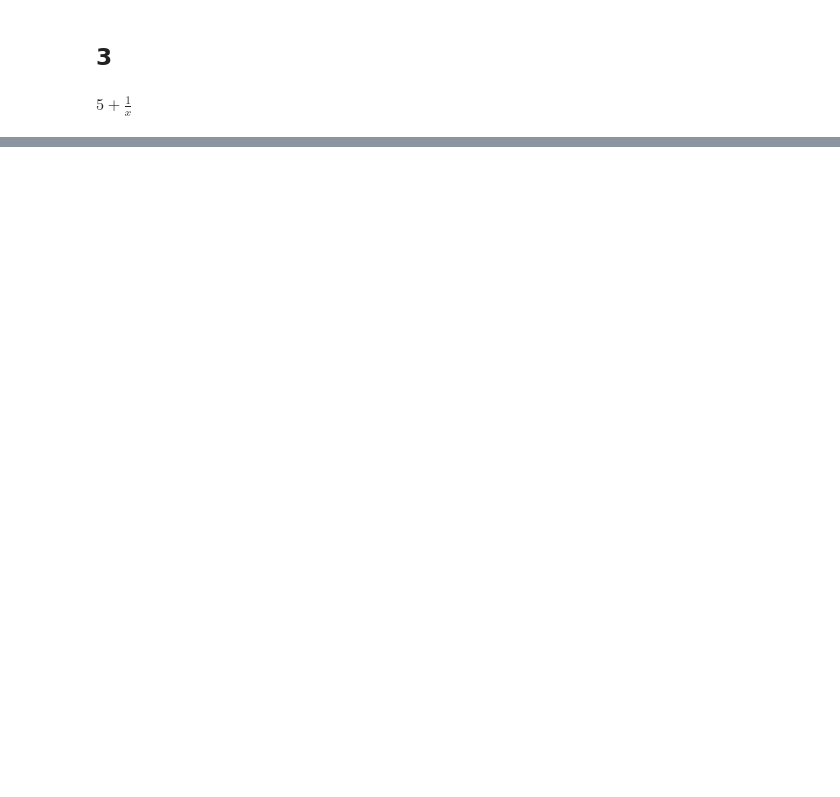
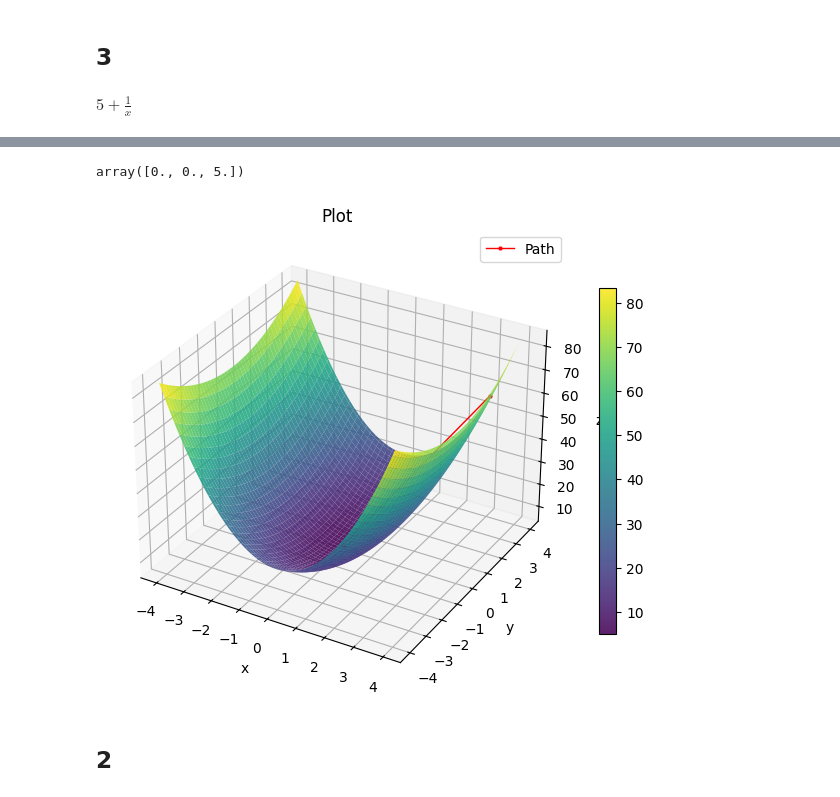
Before and after one commit to Adrn1n/XMU-learning_CVXOPT, a Jupyter notebook: Lab/1015/Lab2.ipynb, the cells around one changed output, grey strips where cells are left out. Drawn from its saved outputs; the diff is of its cells as text; code cells hidden in the pictures; blank space fills up the shorter version.

```diff
--- a/Lab/1015/Lab2.ipynb
+++ b/Lab/1015/Lab2.ipynb
@@ -196,4 +232,4 @@ plt.show()
 # %%
 eps = 1e-6
 max_iter = 1000
-x_0 = 2000
+X_0 = 2000
@@ -211,0 +266,19 @@ $\displaystyle 4.76951811378967 \cdot 10^{-13}$
+# %%
+path = [np.append(X_0, float(z.subs([(x, X_0[0]), (y, X_0[1])])))]
+for _ in range(max_iter):
+    X_0 = path[-1][:2]
+    X_0 = np.array(
+        sp.Matrix(X_0) - hess_z.inv() @ (grad_z.subs([(x, X_0[0]), (y, X_0[1])])),
+        dtype=float,
+    )
+    path.append(np.append(X_0, float(z.subs([(x, X_0[0].item()), (y, X_0[1].item())]))))
+    if abs(path[-2][-1] - path[-1][-1]) < eps:
+        break
+
+path = np.array(path)
+
+display(path[-1])
+# %% [output]
+array([0., 0., 5.])
+# %%
+x_grid, y_grid = np.meshgrid(np.linspace(-4, 4, 100), np.linspace(-4, 4, 100))
@@ -211,0 +323,38 @@ $\displaystyle 4.76951811378967 \cdot 10^{-13}$
+# %%
+fig = plt.figure(figsize=(8, 6))
+ax = fig.add_subplot(111, projection="3d")
+
+surf = ax.plot_surface(
+    x_grid,
+    y_grid,
+    np.array(
+        [
+            float(z.subs([(x, x_val), (y, y_val)]))
+            for x_val, y_val in zip(x_grid.flatten(), y_grid.flatten())
+        ]
+    ).reshape(x_grid.shape),
+    cmap="viridis",
+    alpha=0.875,
+)
+ax.plot(
+    path[:, 0],
+    path[:, 1],
+    path[:, 2],
+    color="red",
+    marker="o",
+    markersize=2,
+    linewidth=1,
+    label="Path",
+)
+
+plt.colorbar(surf, shrink=0.75)
+ax.set_title("Plot")
+ax.set_xlabel("x")
+ax.set_ylabel("y")
+ax.set_zlabel("z")
+ax.legend()
+plt.show()
+# %% [output]
+[figure, added]
+# %% [markdown]
+## 2
```
Also changed, not shown: parts of 41 cells of this notebook.
